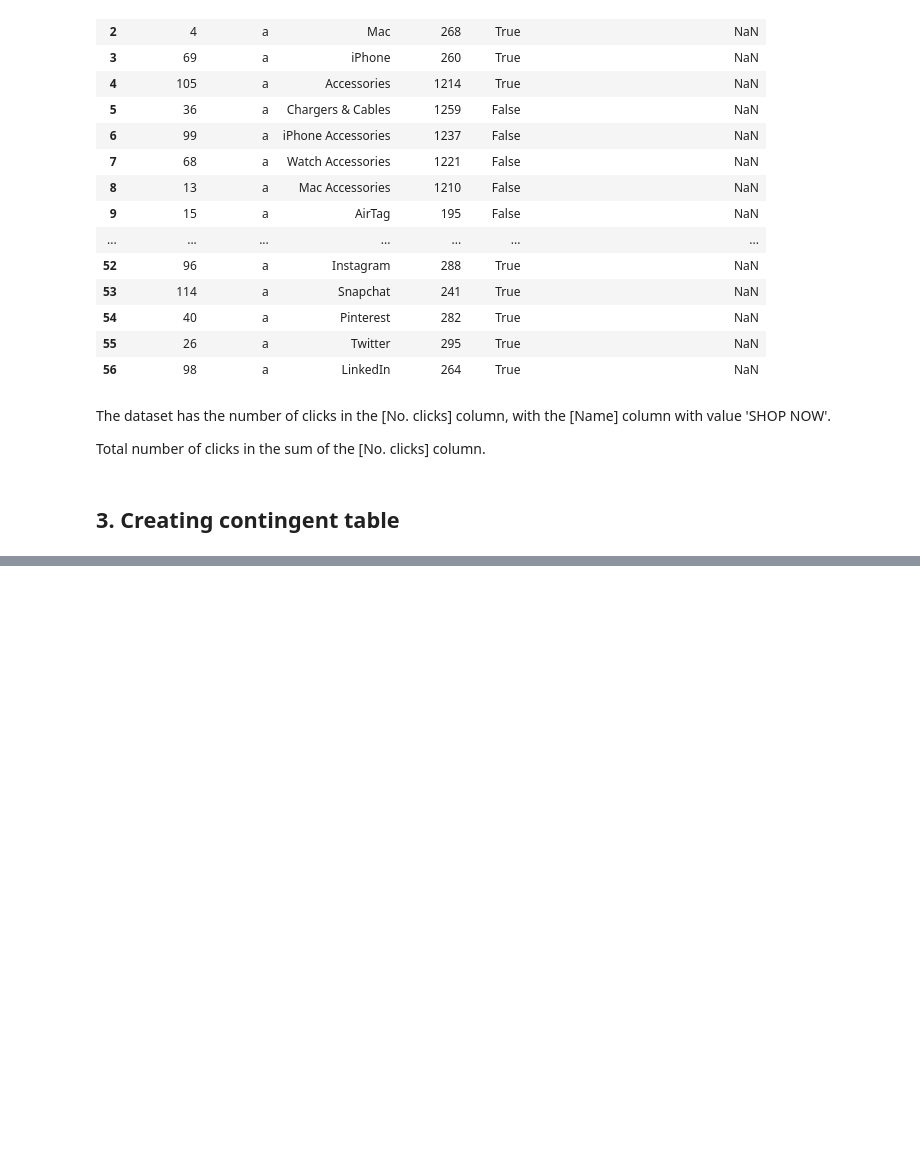
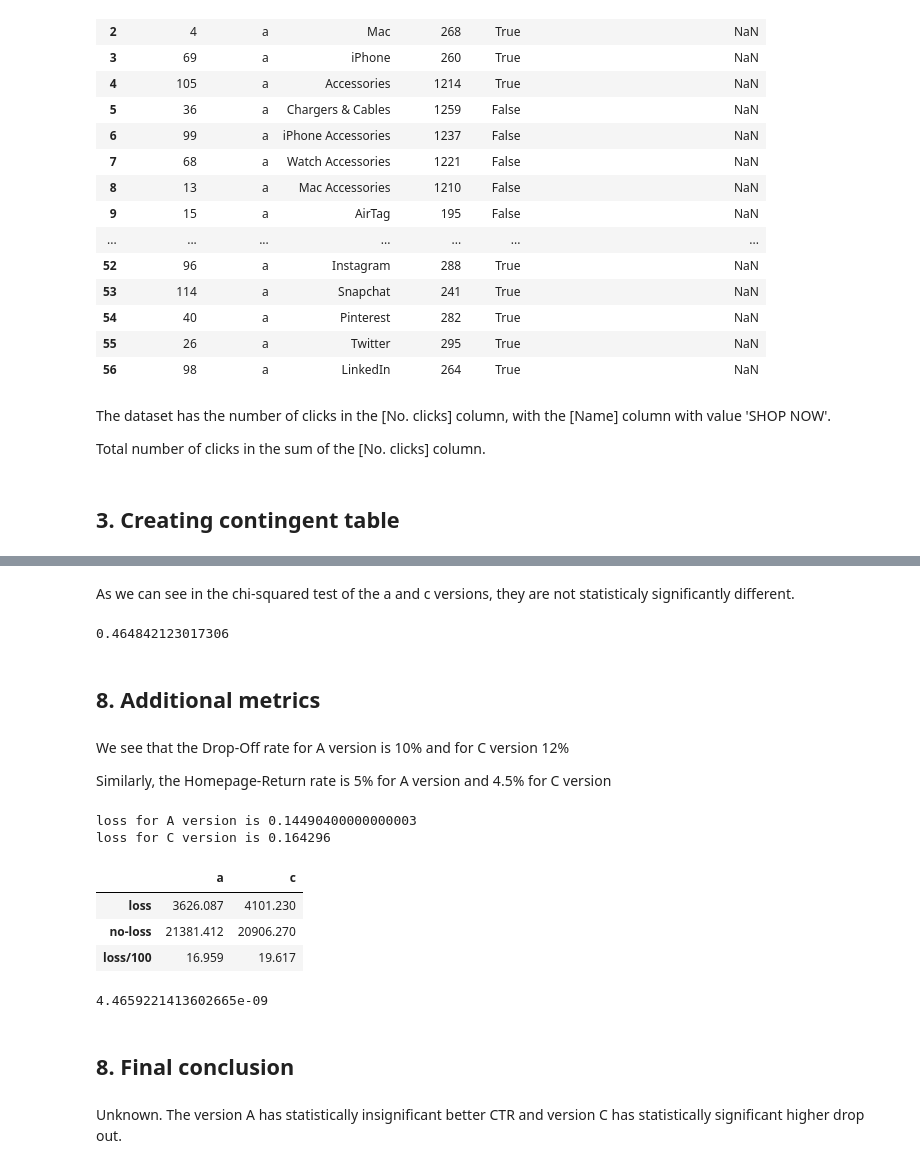
Before and after one commit to gastan81/A-B_testing, a Jupyter notebook: 7_eniac_ab_test.ipynb, the cells around one changed output, grey strips where cells are left out. Saved outputs shown, nothing was run; the diff lists cells and outputs as text; code cells hidden in the pictures; blank space fills up the shorter version.

```diff
--- a/7_eniac_ab_test.ipynb
+++ b/7_eniac_ab_test.ipynb
@@ -113,0 +191,48 @@ freq:
+# %% [markdown]
+As we can see in the chi-squared test of the a and c versions, they are not statisticaly significantly different.
+# %%
+pvalue_ac
+# %% [output]
+0.464842123017306
+# %% [markdown]
+## 8. Additional metrics
+# %% [markdown]
+We see that the Drop-Off rate for A version is 10% and for C version 12%
+
+Similarly, the Homepage-Return rate is 5% for A version and 4.5% for C version
+# %%
+loss_a = 1 - (1 - 0.098) * (1 - 0.052)
+loss_c = 1 - (1 - 0.124) * (1 - 0.046)
+print(f'loss for A version is {loss_a}')
+print(f'loss for C version is {loss_c}')
+# %% [output]
+loss for A version is 0.14490400000000003
+loss for C version is 0.164296
+# %%
+loss = [
+          7145 * 3.5 * 0.145
+        , 7145 * 3.5 * 0.164]
+no_loss = [
+      7145 * 3.5 * 0.855
+    , 7145 * 3.5 * 0.836]
+
+lost_customers = pd.DataFrame([loss, no_loss], columns = ['a', 'c'], index = ["loss", "no-loss"])
+
+lost_customers_ratio = lost_customers.copy()
+lost_customers_ratio.loc['loss/100'] = lost_customers_ratio.iloc[0] / lost_customers_ratio.iloc[1] * 100
+lost_customers_ratio
+# %% [output]
+|  | a | c |
+| loss | 3626.087 | 4101.230 |
+| no-loss | 21381.412 | 20906.270 |
+| loss/100 | 16.959 | 19.617 |
+# %%
+statistic_lc, pvalue_lc, dof_lc, freq_lc = stats.chi2_contingency(lost_customers)
+freq_lc = pd.DataFrame(freq_lc, columns = ['a', 'c'], index = ['click', 'no-click'])
+pvalue_lc
+# %% [output]
+4.4659221413602665e-09
+# %% [markdown]
+## 8. Final conclusion
+# %% [markdown]
+Unknown. The version A has statistically insignificant better CTR and version C has statistically significant higher drop out.
```
Also changed, not shown: parts of 20 cells of this notebook.
